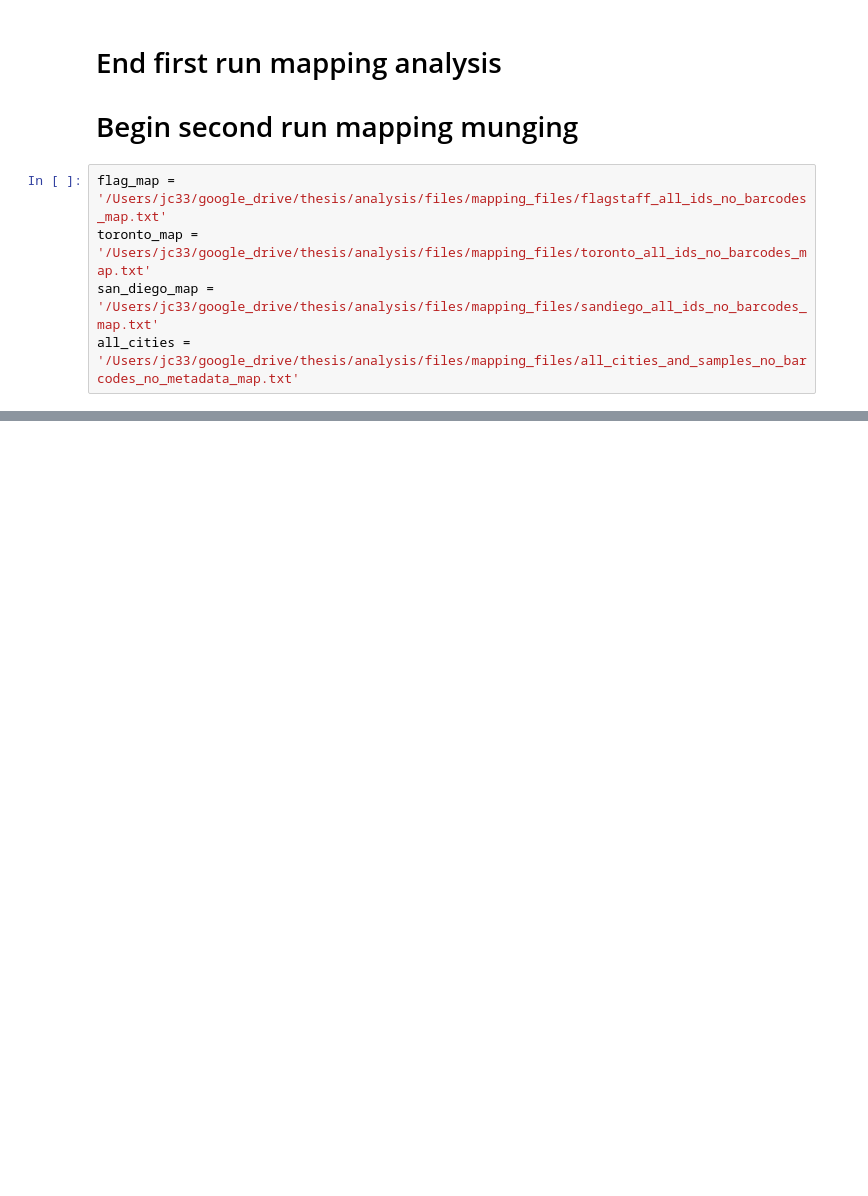
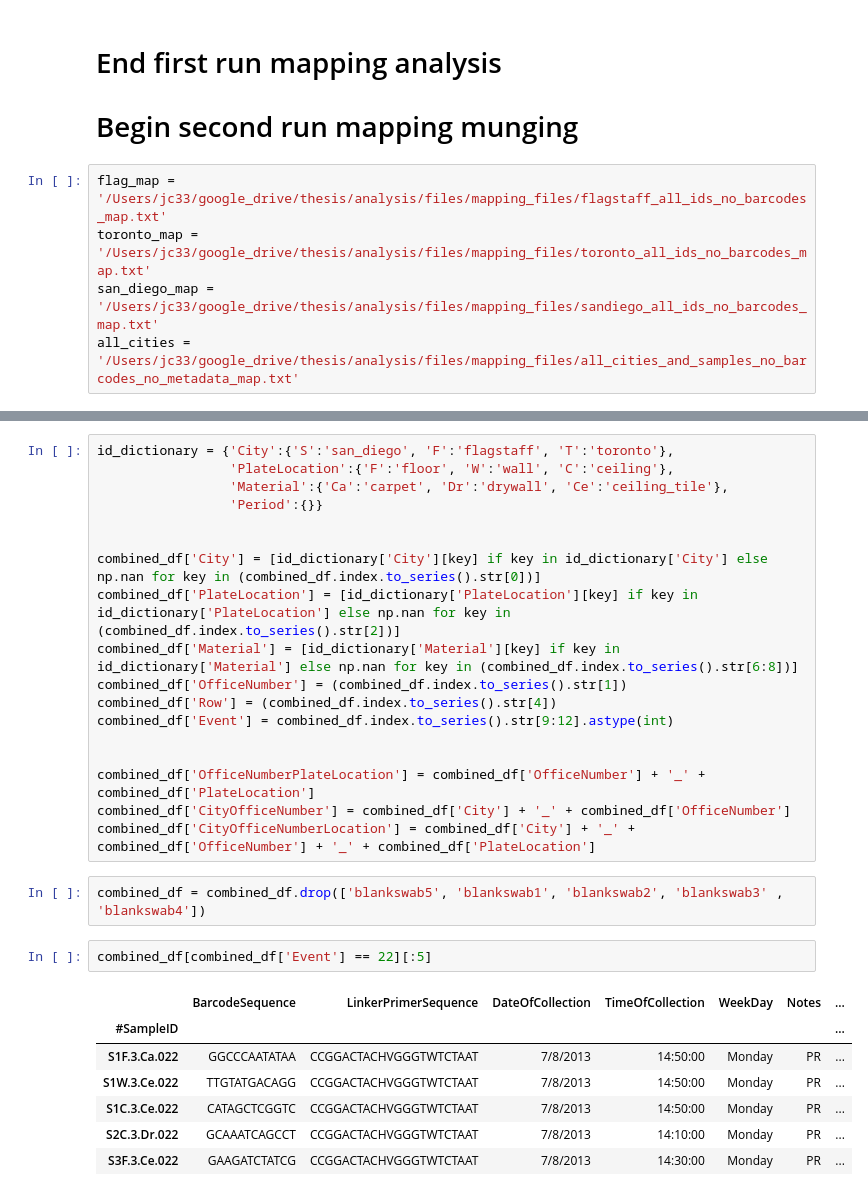
Before and after one commit to johnchase/thesis_analysis, a Jupyter notebook: initial_steps/mapping_munging.ipynb, the cells around one changed output, grey strips where cells are left out. Saved outputs shown, nothing was run; the diff lists cells and outputs as text; blank space fills up the shorter version.

```diff
--- a/initial_steps/mapping_munging.ipynb
+++ b/initial_steps/mapping_munging.ipynb
@@ -161,0 +234,30 @@ F2W.3.Ca.041_a
+# %%
+id_dictionary = {'City':{'S':'san_diego', 'F':'flagstaff', 'T':'toronto'},
+                 'PlateLocation':{'F':'floor', 'W':'wall', 'C':'ceiling'},
+                 'Material':{'Ca':'carpet', 'Dr':'drywall', 'Ce':'ceiling_tile'},
+                 'Period':{}}
+
+
+combined_df['City'] = [id_dictionary['City'][key] if key in id_dictionary['City'] else np.nan for key in (combined_df.index.to_series().str[0])]
+combined_df['PlateLocation'] = [id_dictionary['PlateLocation'][key] if key in id_dictionary['PlateLocation'] else np.nan for key in (combined_df.index.to_series().str[2])]
+combined_df['Material'] = [id_dictionary['Material'][key] if key in id_dictionary['Material'] else np.nan for key in (combined_df.index.to_series().str[6:8])]
+combined_df['OfficeNumber'] = (combined_df.index.to_series().str[1])
+combined_df['Row'] = (combined_df.index.to_series().str[4])
+combined_df['Event'] = combined_df.index.to_series().str[9:12].astype(int)
+
+
+combined_df['OfficeNumberPlateLocation'] = combined_df['OfficeNumber'] + '_' + combined_df['PlateLocation']
+combined_df['CityOfficeNumber'] = combined_df['City'] + '_' + combined_df['OfficeNumber']
+combined_df['CityOfficeNumberLocation'] = combined_df['City'] + '_' + combined_df['OfficeNumber'] + '_' + combined_df['PlateLocation']
+# %%
+combined_df = combined_df.drop(['blankswab5', 'blankswab1', 'blankswab2', 'blankswab3' , 'blankswab4'])
+# %%
+combined_df[combined_df['Event'] == 22][:5]
+# %% [output]
+|  | BarcodeSequence | LinkerPrimerSequence | DateOfCollection | TimeOfCollection | WeekDay | Notes | ... |
+| #SampleID |  |  |  |  |  |  | ... |
+| S1F.3.Ca.022 | GGCCCAATATAA | CCGGACTACHVGGGTWTCTAAT | 7/8/2013 | 14:50:00 | Monday | PR | ... |
+| S1W.3.Ce.022 | TTGTATGACAGG | CCGGACTACHVGGGTWTCTAAT | 7/8/2013 | 14:50:00 | Monday | PR | ... |
+| S1C.3.Ce.022 | CATAGCTCGGTC | CCGGACTACHVGGGTWTCTAAT | 7/8/2013 | 14:50:00 | Monday | PR | ... |
+| S2C.3.Dr.022 | GCAAATCAGCCT | CCGGACTACHVGGGTWTCTAAT | 7/8/2013 | 14:10:00 | Monday | PR | ... |
+| S3F.3.Ce.022 | GAAGATCTATCG | CCGGACTACHVGGGTWTCTAAT | 7/8/2013 | 14:30:00 | Monday | PR | ... |
```
Also changed, not shown: parts of 40 cells of this notebook.
